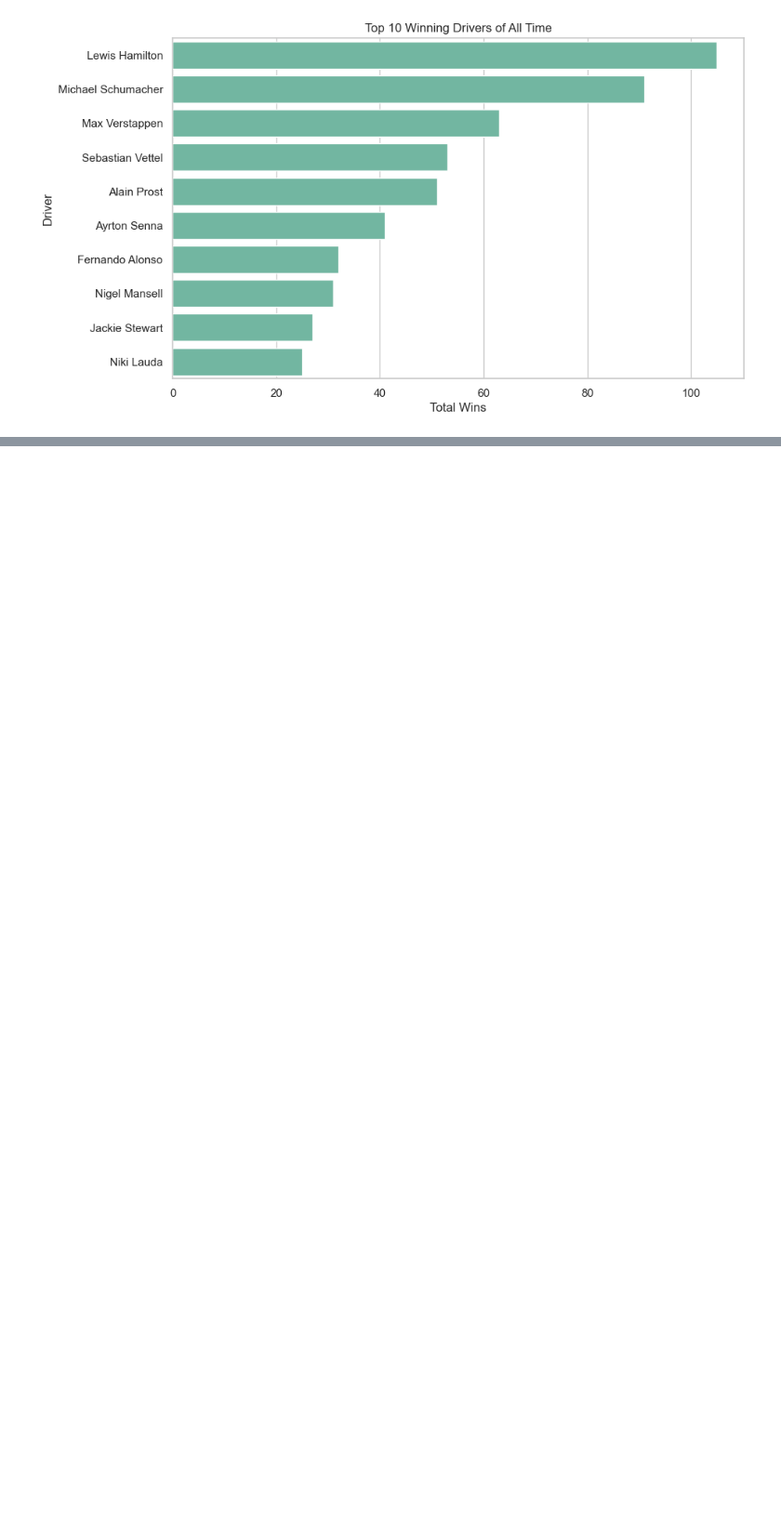
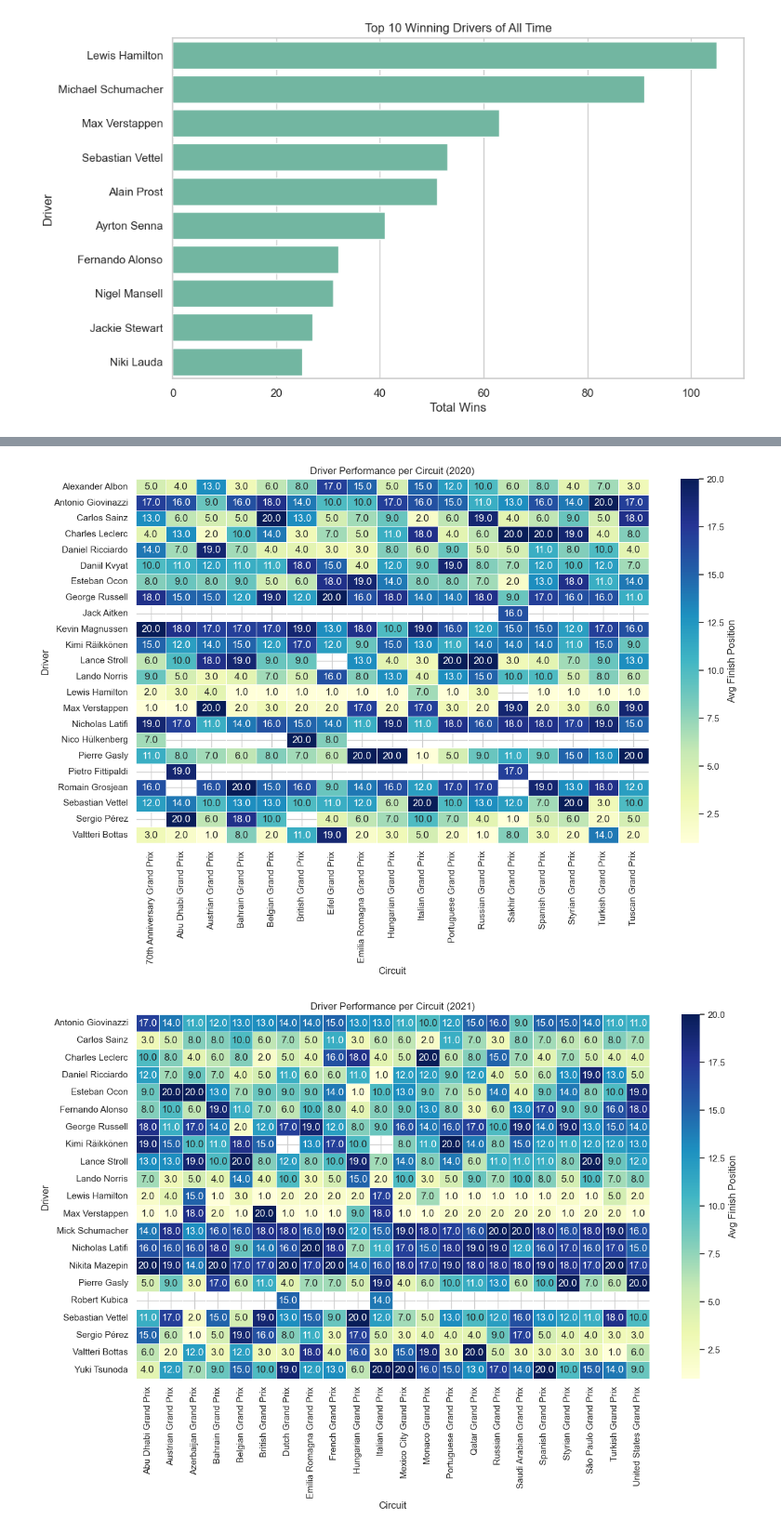
Before and after one commit to lxeiel/F1-Analytics, a Jupyter notebook: EDA.ipynb, the cells around one changed output, grey strips where cells are left out. Shown at 93% size. Cells and saved outputs as stored; diff of their text form; code cells hidden in the pictures; blank space fills up the shorter version.

Commit message:
Update EDA.ipynb Visualizing Circuit Advantages
Visualisation of drivers who dominate in the circuits over the years
Heatmap & Barchart

```diff
--- a/EDA.ipynb
+++ b/EDA.ipynb
@@ -284,0 +290,43 @@ Races: (1125, 18)  | Drivers: (861, 9)  | Results: (26759, 18)
+# %%
+years = range(2020, 2025)
+
+for yr in years:
+    # Filter races for this year
+    races_year = races[races['year'] == yr]
+    results_year = results[results['raceId'].isin(races_year['raceId'])]
+
+    # Merge with drivers and circuits
+    merged_year = results_year.merge(
+        races_year[['raceId','circuitId','name']], on='raceId'
+    ).merge(
+        drivers[['driverId','forename','surname']], on='driverId'
+    )
+
+    # Driver full name
+    merged_year['driver_name'] = merged_year['forename'] + ' ' + merged_year['surname']
+
+    # Average finish per driver per circuit
+    driver_circuit_perf = (
+        merged_year.groupby(['driver_name','name'])['positionOrder']
+        .mean()
+        .reset_index()
+    )
+
+    # Pivot for heatmap
+    heatmap_data = driver_circuit_perf.pivot(index='driver_name', columns='name', values='positionOrder')
+
+    # Plot
+    plt.figure(figsize=(14,8))
+    sns.heatmap(
+        heatmap_data,
+        annot=True, fmt=".1f", cmap="YlGnBu",
+        cbar_kws={'label':'Avg Finish Position'},
+        linewidths=0.5
+    )
+    plt.title(f"Driver Performance per Circuit ({yr})")
+    plt.xlabel("Circuit")
+    plt.ylabel("Driver")
+    plt.show()
+# %% [output]
+[figure, added]
+[figure, added]
```
Also changed, not shown: parts of 7 cells of this notebook.
